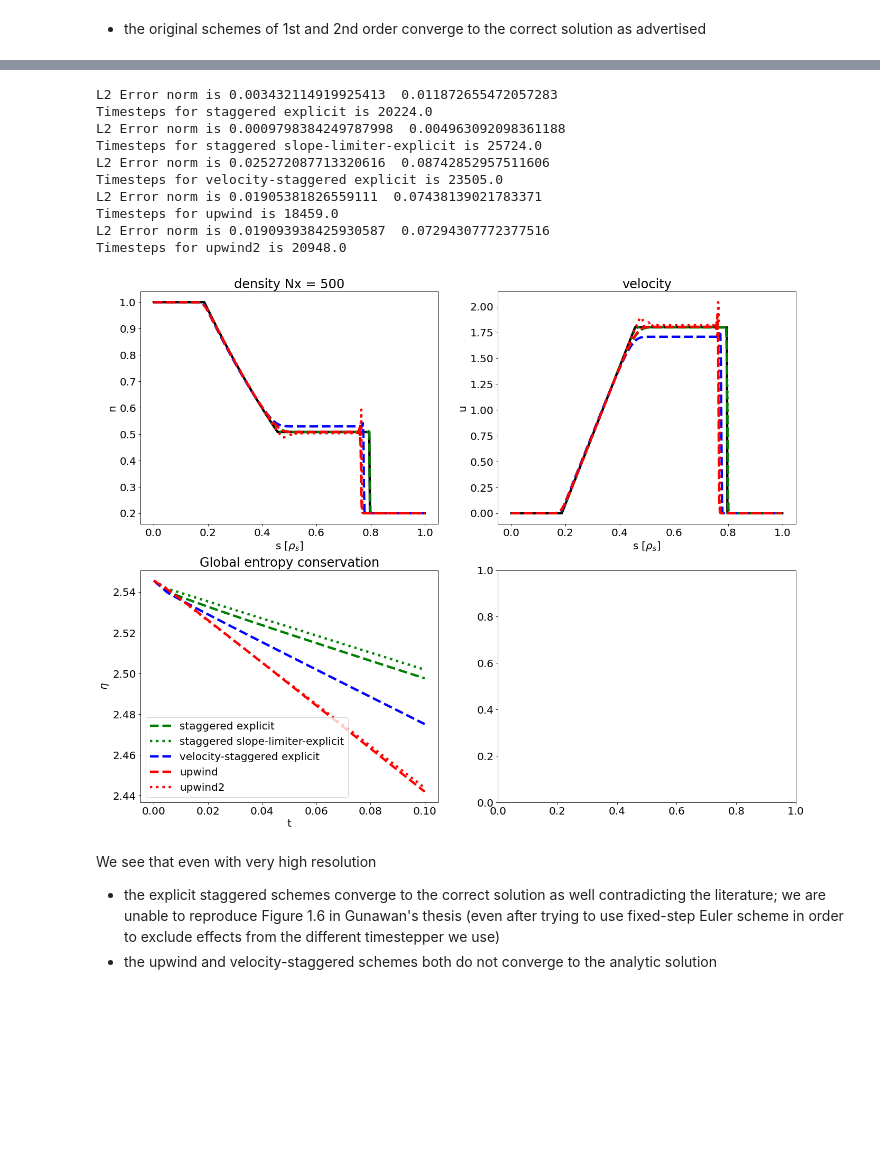
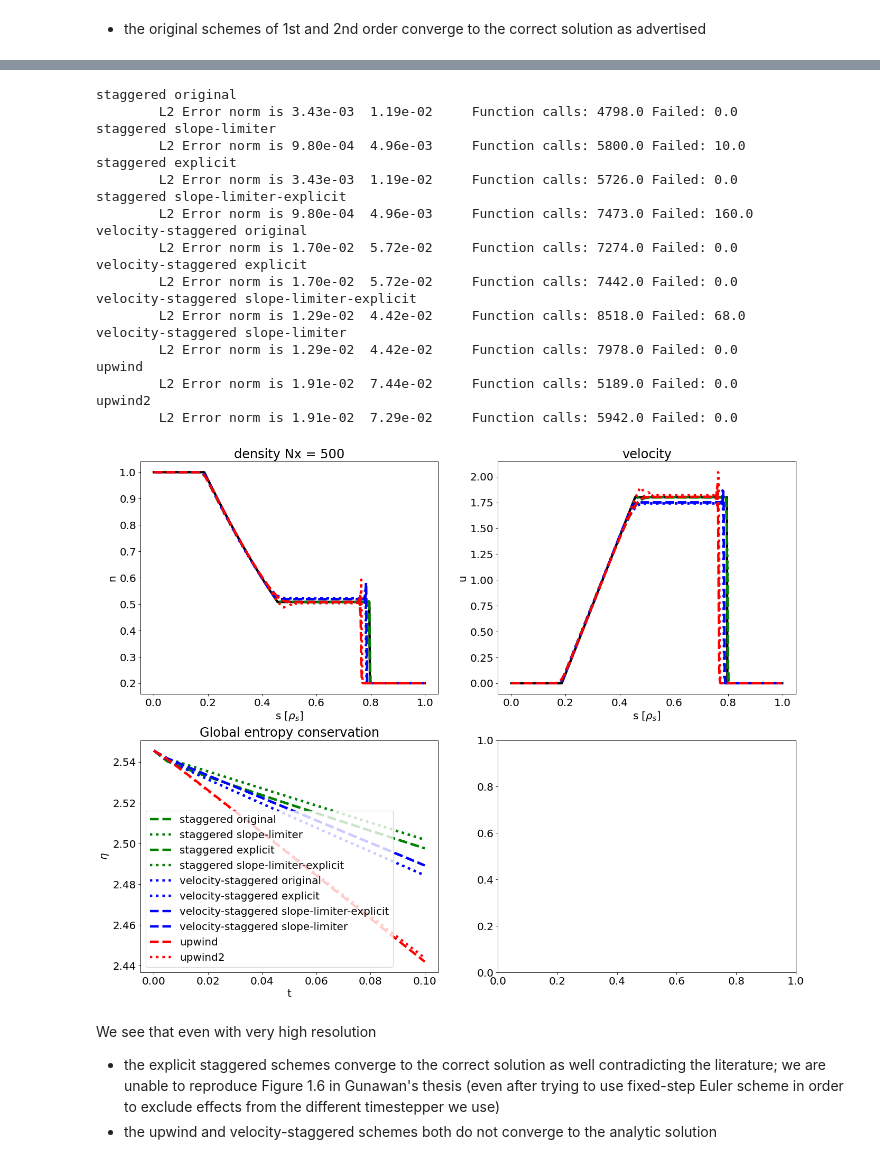
Before and after one commit to mwiesenberger/advection, a Jupyter notebook: OneDimensional.ipynb, the cells around one changed output, grey strips where cells are left out. Drawn from its saved outputs; the diff is of its cells as text; code cells hidden in the pictures; blank space fills up the shorter version.

```diff
--- a/OneDimensional.ipynb
+++ b/OneDimensional.ipynb
@@ -403,15 +403,14 @@ def plot_navier_stokes( p_list):
         ncin = Dataset( "temp.nc", 'r', format="NETCDF4")
         var = ncin.variables
         last_idx  = var["time"].shape[0]-1
-        nsteps = sum(var["nsteps"][:])
+        nsteps = var["nsteps"][last_idx]
+        nfailed = var["failed"][last_idx]
         error_n = var["density"][:,:] - var["density_ana"][:,:]
         norm_ana_n = np.linalg.norm( var["density_ana"][last_idx,:], ord=1)
         error_u = var["velocity"][:,:] - var["velocity_ana"][:,:]
         norm_ana_u = np.linalg.norm( var["velocity_ana"][last_idx,:], ord=1)
         #norm_ana = np.size( error[last_idx,:])
-        if not norm_ana_n == 0:
-            print( f"L2 Error norm is {np.linalg.norm(error_n[last_idx,:],ord=1)/norm_ana_n}\
-  {np.linalg.norm(error_u[last_idx,:], ord=1)/norm_ana_u}")
+
 
         # Compute entropy
         entropy = 0.5 * var["density"][:,:]*var["velocity"][:,:]**2
@@ -422,7 +421,7 @@ def plot_navier_stokes( p_list):
                                                        ) *var["density"][:,:]**p["physical"]["gamma"]
         x = var["x"][:]
 
-        if not plotted and not norm_ana_n == 0:
+        if not plotted and (norm_ana_n != 0 or norm_ana_u != 0):
             im = ax[0][0].plot(x, var["density_ana"][last_idx,:],
                             color='k', label="analytical", lw=4)
             im = ax[0][1].plot(x, var["velocity_ana"][last_idx,:],
@@ -431,8 +430,11 @@ def plot_navier_stokes( p_list):
         l = f"{p['advection']['type']}"
         if( "variant" in p["advection"].keys() ):
             l = l + f" {p['advection']['variant']}"
-
-        print( f"Timesteps for {l} is {nsteps}")
+        print(l)
+        if norm_ana_n != 0 or norm_ana_u != 0:
+            print( f"\tL2 Error norm is {np.linalg.norm(error_n[last_idx,:],ord=1)/norm_ana_n:.2e}\
+  {np.linalg.norm(error_u[last_idx,:], ord=1)/norm_ana_u:.2e}", end=" ")
+        print( f"\tFunction calls: {nsteps} Failed: {nfailed}")
         im = ax[0][0].plot(x,var["density"][last_idx,:], p["ls"], label=l, lw=4)
         im = ax[0][1].plot(x,var["velocity"][last_idx,:], p["ls"], label=l, lw=4,)
         im = ax[1][0].plot( var["time"][:], np.trapz( entropy[:,:], x, axis = 1), p["ls"], label=l, lw=4)
@@ -455,8 +457,8 @@ As a first example we study the dam break over a dry bed without viscosity
 p_list = []
 for p in [
 #     {"type" : "velocity-staggered", "variant" : "original", "ls" : "b--"},
-    {"type" : "staggered", "variant" : "original", "ls" : "m--"},
-    {"type" : "staggered", "variant" : "slope-limiter", "ls" : "m:"},
+    {"type" : "staggered", "variant" : "original", "ls" : "m:"},
+    {"type" : "staggered", "variant" : "slope-limiter", "ls" : "m--"},
         ] :
     params = make_navier_stokes_input()
     params["grid"]["Nx"]= 500
@@ -483,39 +521,58 @@ Timesteps for staggered slope-limiter is 15385.0
 # %%
 p_list = []
 for p in [
+    {"type" : "staggered", "variant" : "original", "ls" : "g--"},
+    {"type" : "staggered", "variant" : "slope-limiter", "ls" : "g:"},
     {"type" : "staggered", "variant" : "explicit", "ls" : "g--"},
     {"type" : "staggered", "variant" : "slope-limiter-explicit", "ls" : "g:"},
-    {"type" : "velocity-staggered", "variant" : "explicit", "ls" : "b--"},
+    {"type" : "velocity-staggered", "variant" : "original", "ls" : "b:"},
+    {"type" : "velocity-staggered", "variant" : "explicit", "ls" : "b:"},
+    {"type" : "velocity-staggered", "variant" : "slope-limiter-explicit", "ls" : "b--"},
+    {"type" : "velocity-staggered", "variant" : "slope-limiter", "ls" : "b--"},
     {"type" : "upwind", "ls" : "r--"},
     {"type" : "upwind2", "ls" : "r:"},
 #  {"type" : "centered"},
          ] :
     params = make_navier_stokes_input()
     params["grid"]["Nx"]= 500
     params["output"]["tend"] = 0.1
     params["ls"] = p["ls"]
 #     params["physical"]["nu_u"] = 0.01
-    #params["physical"]["gamma"] = 1
-    #params["physical"]["alpha"] = 1
-#     params["timestepper"]["type"] = "ARK"
-#     params["timestepper"]["tableau"]  = "ARK-4-2-3"
-    params["timestepper"]["type"] = "ERK"
-    params["timestepper"]["tableau"]  = "Bogacki-Shampine-4-2-3"
+#     params["physical"]["gamma"] = 1
+#     params["physical"]["alpha"] = 1
+    params["timestepper"]["type"] = "ARK"
+    params["timestepper"]["tableau"]  = "ARK-4-2-3"
+    if( p["type"] == "upwind" or p["type"] == "upwind2"):
+        params["timestepper"]["type"] = "ERK"
+        params["timestepper"]["tableau"]  = "Bogacki-Shampine-4-2-3"
+    elif( p["variant"] == "explicit" or p["variant"] == "slope-limiter-explicit") :
+        params["timestepper"]["type"] = "ERK"
+        params["timestepper"]["tableau"]  = "Bogacki-Shampine-4-2-3"
     params["advection"] = p
     p_list.append(params)
 plot_navier_stokes(p_list)
 # %% [output]
-L2 Error norm is 0.003432114919925413  0.011872655472057283
-Timesteps for staggered explicit is 20224.0
-L2 Error norm is 0.0009798384249787998  0.004963092098361188
-Timesteps for staggered slope-limiter-explicit is 25724.0
-L2 Error norm is 0.025272087713320616  0.08742852957511606
-Timesteps for velocity-staggered explicit is 23505.0
-L2 Error norm is 0.01905381826559111  0.07438139021783371
-Timesteps for upwind is 18459.0
-L2 Error norm is 0.019093938425930587  0.07294307772377516
-Timesteps for upwind2 is 20948.0
+staggered original
+        L2 Error norm is 3.43e-03  1.19e-02     Function calls: 4798.0 Failed: 0.0
+staggered slope-limiter
+        L2 Error norm is 9.80e-04  4.96e-03     Function calls: 5800.0 Failed: 10.0
+staggered explicit
+        L2 Error norm is 3.43e-03  1.19e-02     Function calls: 5726.0 Failed: 0.0
+staggered slope-limiter-explicit
+        L2 Error norm is 9.80e-04  4.96e-03     Function calls: 7473.0 Failed: 160.0
+velocity-staggered original
+        L2 Error norm is 1.70e-02  5.72e-02     Function calls: 7274.0 Failed: 0.0
+velocity-staggered explicit
+        L2 Error norm is 1.70e-02  5.72e-02     Function calls: 7442.0 Failed: 0.0
+velocity-staggered slope-limiter-explicit
+        L2 Error norm is 1.29e-02  4.42e-02     Function calls: 8518.0 Failed: 68.0
+velocity-staggered slope-limiter
+        L2 Error norm is 1.29e-02  4.42e-02     Function calls: 7978.0 Failed: 0.0
+upwind
+        L2 Error norm is 1.91e-02  7.44e-02     Function calls: 5189.0 Failed: 0.0
+upwind2
+        L2 Error norm is 1.91e-02  7.29e-02     Function calls: 5942.0 Failed: 0.0
-[figure, old version]
+[figure, new version]
 # %% [markdown]
 We see that even with very high resolution
 - the explicit staggered schemes converge to the correct solution as well contradicting the literature; we are unable to reproduce Figure 1.6 in Gunawan's thesis (even after trying to use fixed-step Euler scheme in order to exclude effects from the different timestepper we use)
```
Also changed, not shown: parts of 12 cells of this notebook, 4 other files.
